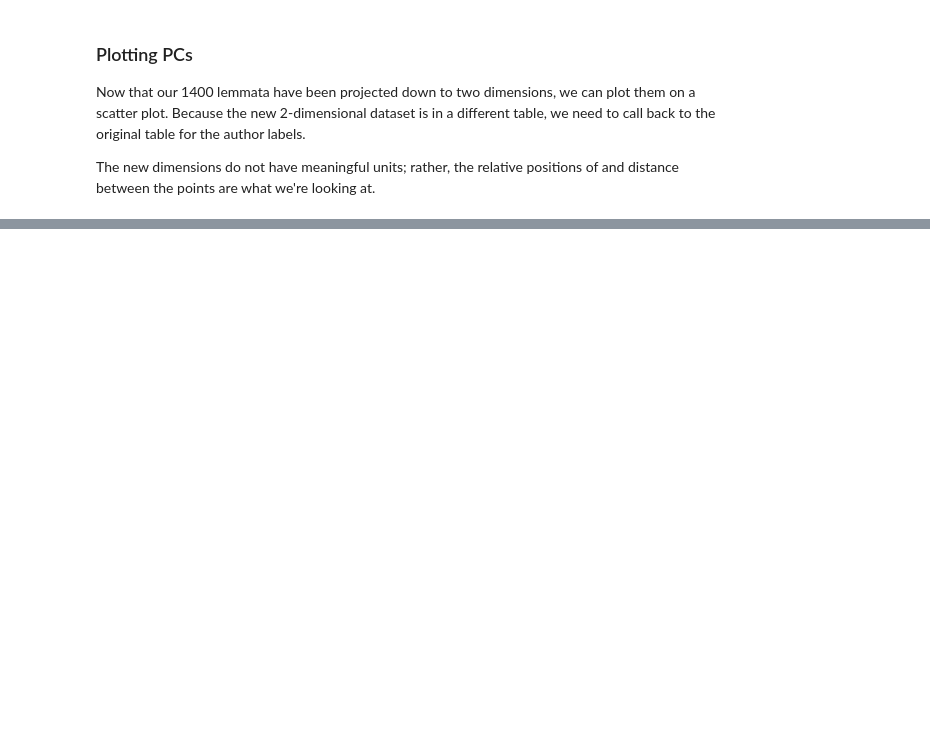
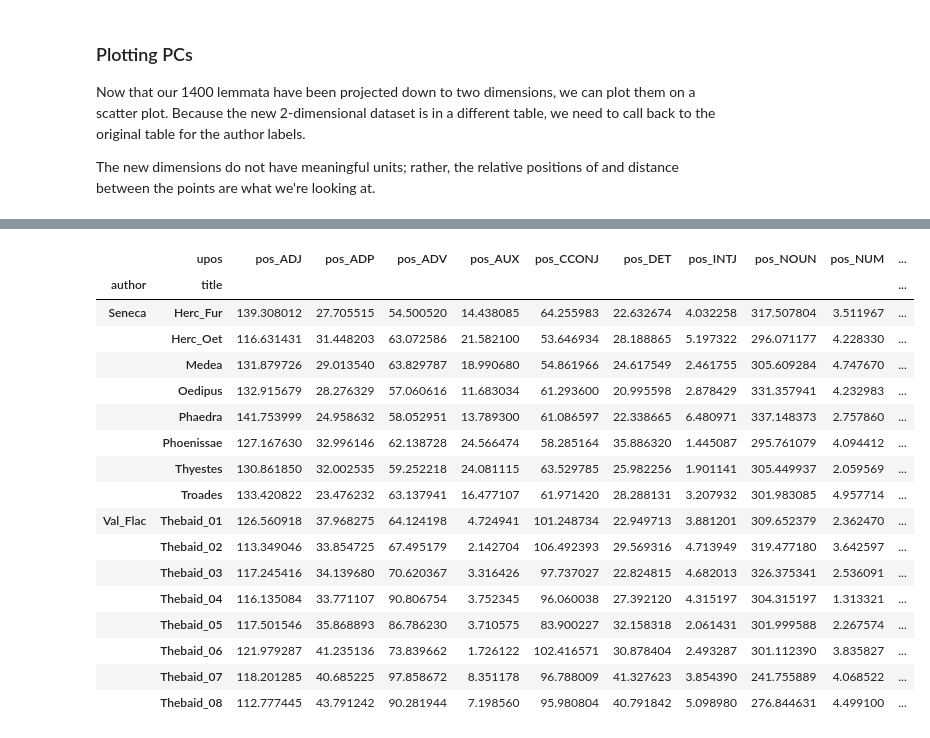
Before and after one commit to cwf2/mta_summer_2023, a Jupyter notebook: 05 - Authorship attribution in Val Flac and Seneca.ipynb, the cells around one changed output, grey strips where cells are left out. Drawn from its saved outputs; the diff is of its cells as text; code cells hidden in the pictures; blank space fills up the shorter version.

```diff
--- a/05 - Authorship attribution in Val Flac and Seneca.ipynb
+++ b/05 - Authorship attribution in Val Flac and Seneca.ipynb
@@ -357,0 +409,31 @@ plt.show()
+# %%
+# tally pos counts and normalize
+pos_freq = pd.crosstab([no_punct.author, no_punct.title], no_punct.upos, normalize='index')
+
+# multiply by 1000
+pos_freq = pos_freq * 1000
+
+# rename columns with a prefix
+pos_freq = pos_freq.rename(columns = lambda name: 'pos_' + name)
+
+# display result
+display(pos_freq)
+# %% [output]
+|  | upos | pos_ADJ | pos_ADP | pos_ADV | pos_AUX | pos_CCONJ | pos_DET | pos_INTJ | pos_NOUN | pos_NUM | ... |
+| author | title |  |  |  |  |  |  |  |  |  | ... |
+| Seneca | Herc_Fur | 139.308012 | 27.705515 | 54.500520 | 14.438085 | 64.255983 | 22.632674 | 4.032258 | 317.507804 | 3.511967 | ... |
+|  | Herc_Oet | 116.631431 | 31.448203 | 63.072586 | 21.582100 | 53.646934 | 28.188865 | 5.197322 | 296.071177 | 4.228330 | ... |
+|  | Medea | 131.879726 | 29.013540 | 63.829787 | 18.990680 | 54.861966 | 24.617549 | 2.461755 | 305.609284 | 4.747670 | ... |
+|  | Oedipus | 132.915679 | 28.276329 | 57.060616 | 11.683034 | 61.293600 | 20.995598 | 2.878429 | 331.357941 | 4.232983 | ... |
+|  | Phaedra | 141.753999 | 24.958632 | 58.052951 | 13.789300 | 61.086597 | 22.338665 | 6.480971 | 337.148373 | 2.757860 | ... |
+|  | Phoenissae | 127.167630 | 32.996146 | 62.138728 | 24.566474 | 58.285164 | 35.886320 | 1.445087 | 295.761079 | 4.094412 | ... |
+|  | Thyestes | 130.861850 | 32.002535 | 59.252218 | 24.081115 | 63.529785 | 25.982256 | 1.901141 | 305.449937 | 2.059569 | ... |
+|  | Troades | 133.420822 | 23.476232 | 63.137941 | 16.477107 | 61.971420 | 28.288131 | 3.207932 | 301.983085 | 4.957714 | ... |
+| Val_Flac | Thebaid_01 | 126.560918 | 37.968275 | 64.124198 | 4.724941 | 101.248734 | 22.949713 | 3.881201 | 309.652379 | 2.362470 | ... |
+|  | Thebaid_02 | 113.349046 | 33.854725 | 67.495179 | 2.142704 | 106.492393 | 29.569316 | 4.713949 | 319.477180 | 3.642597 | ... |
+|  | Thebaid_03 | 117.245416 | 34.139680 | 70.620367 | 3.316426 | 97.737027 | 22.824815 | 4.682013 | 326.375341 | 2.536091 | ... |
+|  | Thebaid_04 | 116.135084 | 33.771107 | 90.806754 | 3.752345 | 96.060038 | 27.392120 | 4.315197 | 304.315197 | 1.313321 | ... |
+|  | Thebaid_05 | 117.501546 | 35.868893 | 86.786230 | 3.710575 | 83.900227 | 32.158318 | 2.061431 | 301.999588 | 2.267574 | ... |
+|  | Thebaid_06 | 121.979287 | 41.235136 | 73.839662 | 1.726122 | 102.416571 | 30.878404 | 2.493287 | 301.112390 | 3.835827 | ... |
+|  | Thebaid_07 | 118.201285 | 40.685225 | 97.858672 | 8.351178 | 96.788009 | 41.327623 | 3.854390 | 241.755889 | 4.068522 | ... |
+|  | Thebaid_08 | 112.777445 | 43.791242 | 90.281944 | 7.198560 | 95.980804 | 40.791842 | 5.098980 | 276.844631 | 4.499100 | ... |
```
Also changed, not shown: parts of 20 cells of this notebook.
